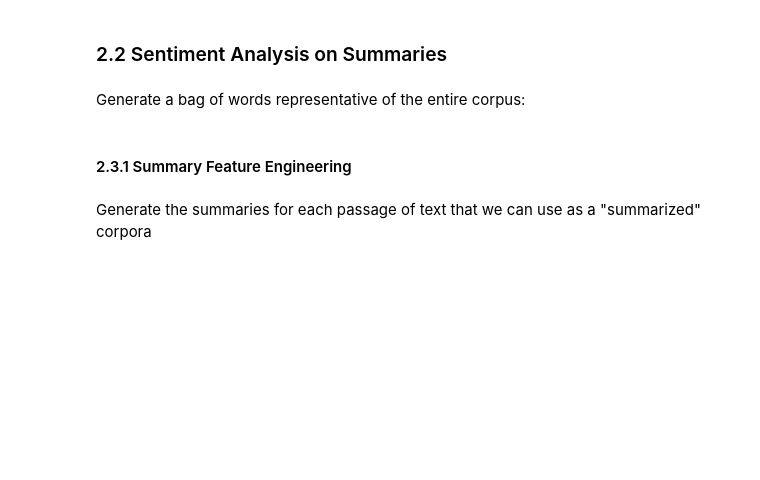
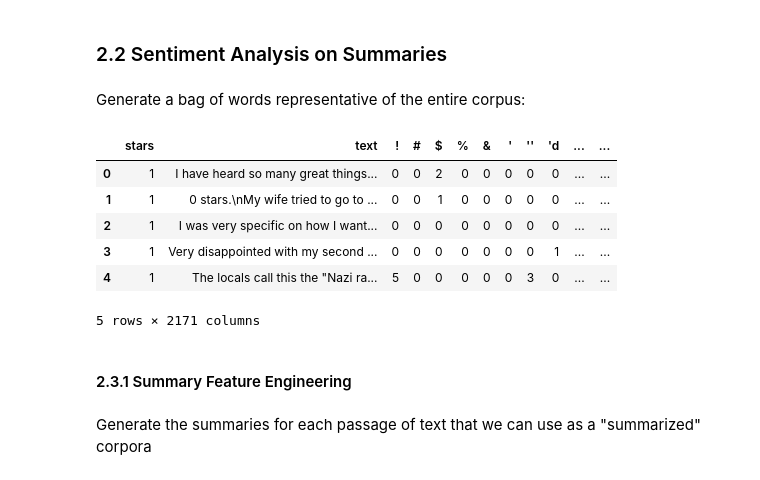
Before and after one commit to raian621/FinalProjectNLP, a Jupyter notebook: FinalProjectNLP.ipynb, the cells around one changed output. Cells and saved outputs as stored; diff of their text form; code cells hidden in the pictures; blank space fills up the shorter version.

```diff
--- a/FinalProjectNLP.ipynb
+++ b/FinalProjectNLP.ipynb
@@ -123,6 +362,16 @@ def print_scores(clf, y_pred, y_target):
 ### 2.2 Sentiment Analysis on Summaries
 # %% [markdown]
 Generate a bag of words representative of the entire corpus:
+# %%
+df.head()
+# %% [output]
+|  | stars | text | ! | # | $ | % | & | ' | '' | 'd | ... | ... |
+| 0 | 1 | I have heard so many great things... | 0 | 0 | 2 | 0 | 0 | 0 | 0 | 0 | ... | ... |
+| 1 | 1 | 0 stars.\nMy wife tried to go to ... | 0 | 0 | 1 | 0 | 0 | 0 | 0 | 0 | ... | ... |
+| 2 | 1 | I was very specific on how I want... | 0 | 0 | 0 | 0 | 0 | 0 | 0 | 0 | ... | ... |
+| 3 | 1 | Very disappointed with my second ... | 0 | 0 | 0 | 0 | 0 | 0 | 0 | 1 | ... | ... |
+| 4 | 1 | The locals call this the "Nazi ra... | 5 | 0 | 0 | 0 | 0 | 0 | 3 | 0 | ... | ... |
+5 rows × 2171 columns
 # %% [markdown]
 #### 2.3.1 Summary Feature Engineering
 # %% [markdown]
```
Also changed, not shown: parts of 21 cells of this notebook, 1 other file.
